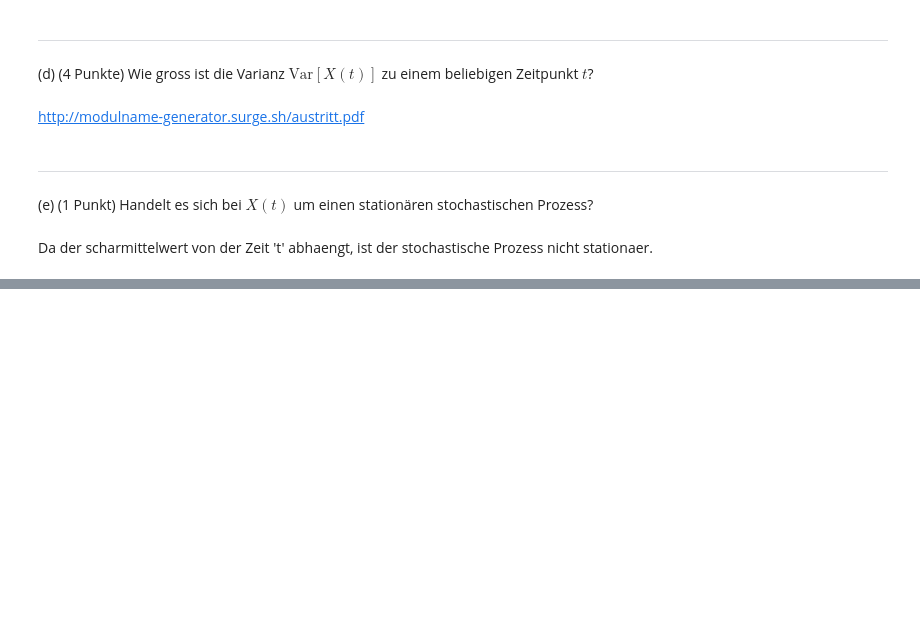
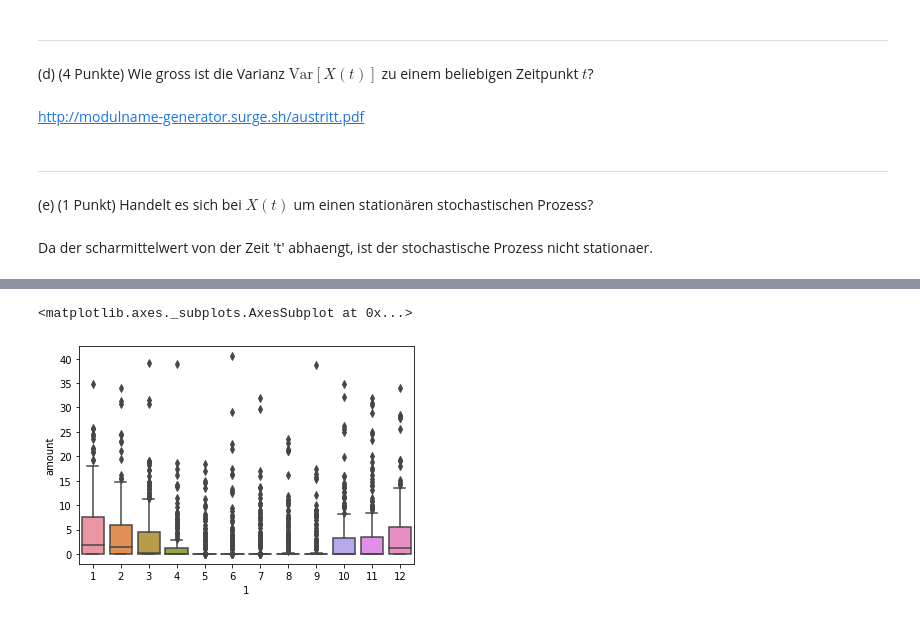
Before and after one commit to randombenj/hslu-statistics, a Jupyter notebook: exam-preparation/mep-hs18.ipynb, the cells around one changed output, grey strips where cells are left out. Saved outputs shown, nothing was run; the diff lists cells and outputs as text; code cells hidden in the pictures; blank space fills up the shorter version.

```diff
--- a/exam-preparation/mep-hs18.ipynb
+++ b/exam-preparation/mep-hs18.ipynb
@@ -159,0 +234,10 @@ Da der scharmittelwert von der Zeit 't' abhaengt, ist der stochastische Prozess
+# %%
+import pandas as pd
+
+rain = pd.read_csv("rainDay.txt", sep=" ", parse_dates=True, index_col=1, header=None)
+print(rain.head())
+
+rain = pd.DataFrame({
+    'amount': rain[2]
+}, index=rain.index)
+rain.head()
@@ -159,0 +259,7 @@ Da der scharmittelwert von der Zeit 't' abhaengt, ist der stochastische Prozess
+# %%
+import seaborn as sns
+
+sns.boxplot(rain.index.month, rain["amount"])
+# %% [output]
+<matplotlib.axes._subplots.AxesSubplot at 0x...>
+[figure, added]
```
Also changed, not shown: parts of 25 cells of this notebook, 2 other files.
